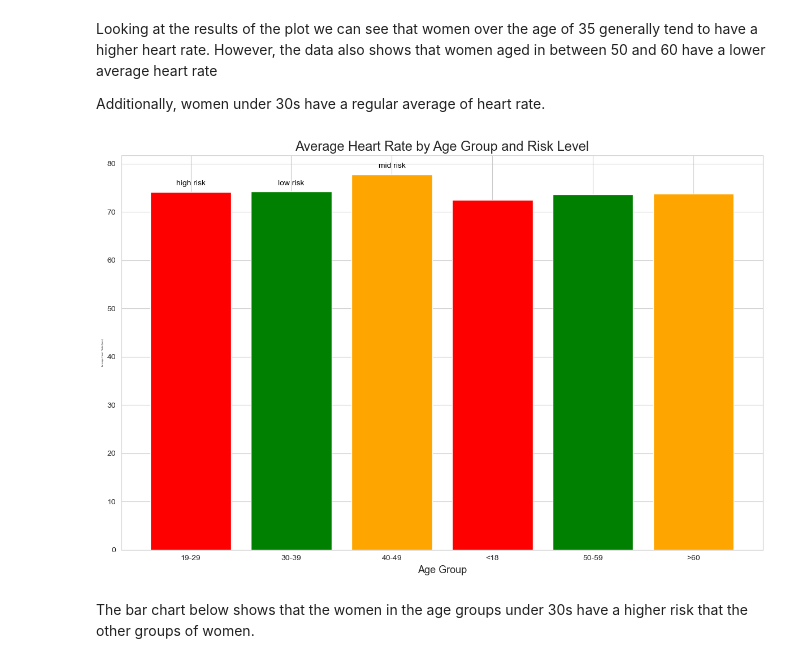
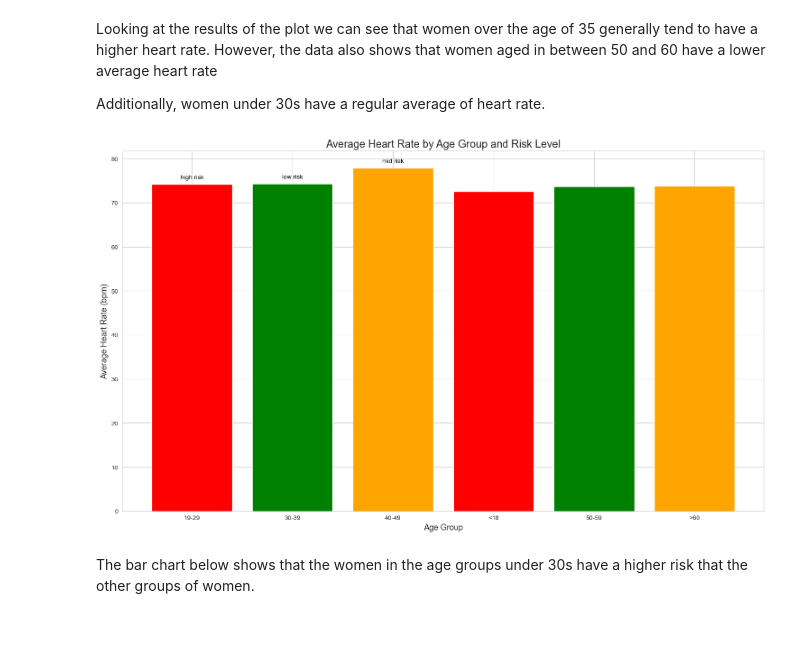
Before and after one commit to Jennyicano/PFDA, a Jupyter notebook: pfda_project/big_project.ipynb, the cells around one changed output. Cells and saved outputs as stored; diff of their text form; code cells hidden in the pictures; blank space fills up the shorter version.

```diff
--- a/pfda_project/big_project.ipynb
+++ b/pfda_project/big_project.ipynb
@@ -373,35 +373,35 @@ Additionally, women under 30s have a regular average of heart rate.
 # Average heart rate by age group
 average_heart_rate_by_group = df.groupby('Age_Group')['HeartRate'].mean()
 age_groups = df['Age_Group'].unique()
 risk_levels = df['RiskLevel'].unique()
 
 # Representing the diff
 risk_colors = {
     'low risk': 'green',
     'mid risk': 'orange',
     'high risk': 'red'}
 
 # Create a color list based on risk levels
 colors = [risk_colors[risk] for risk in risk_levels]
 
 # Plotting
-fig, ax = plt.subplots(figsize=(12, 8))
+fig, ax = plt.subplots(figsize=(15, 9))
 bars = ax.bar(age_groups, average_heart_rate_by_group, color=colors)
 
 ax.set_title('Average Heart Rate by Age Group and Risk Level', fontsize=17)
 ax.set_xlabel('Age Group', fontsize=13)
-ax.set_ylabel('Average Heart Rate (bpm)', fontsize=3)
+ax.set_ylabel('Average Heart Rate (bpm)', fontsize=13)
 
 # Add risk level annotations on bars
 for bar, risk in zip(bars, risk_levels):
     yval = bar.get_height()
     ax.text(bar.get_x() + bar.get_width() / 2.0, yval + 1, risk, ha='center', va='bottom', fontsize=10, color='black')
     ax.grid(True)
 
 plt.tight_layout()
 plt.savefig('img/heart_rate_by_age_group_risk_level.png')
 plt.show()
 # %% [output]
-[figure, old version]
+[figure, new version]
 # %% [markdown]
 The bar chart below shows that the women in the age groups under 30s have a higher risk that the other groups of women.
```
Also changed, not shown: parts of 4 cells of this notebook, 3 other files.
